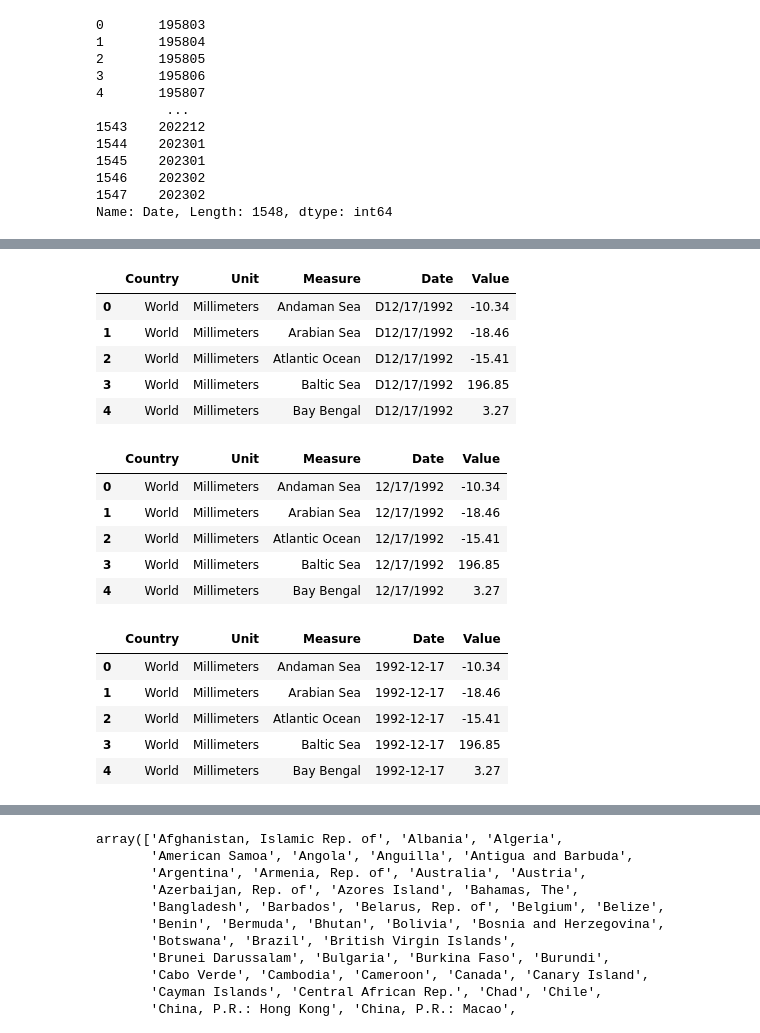
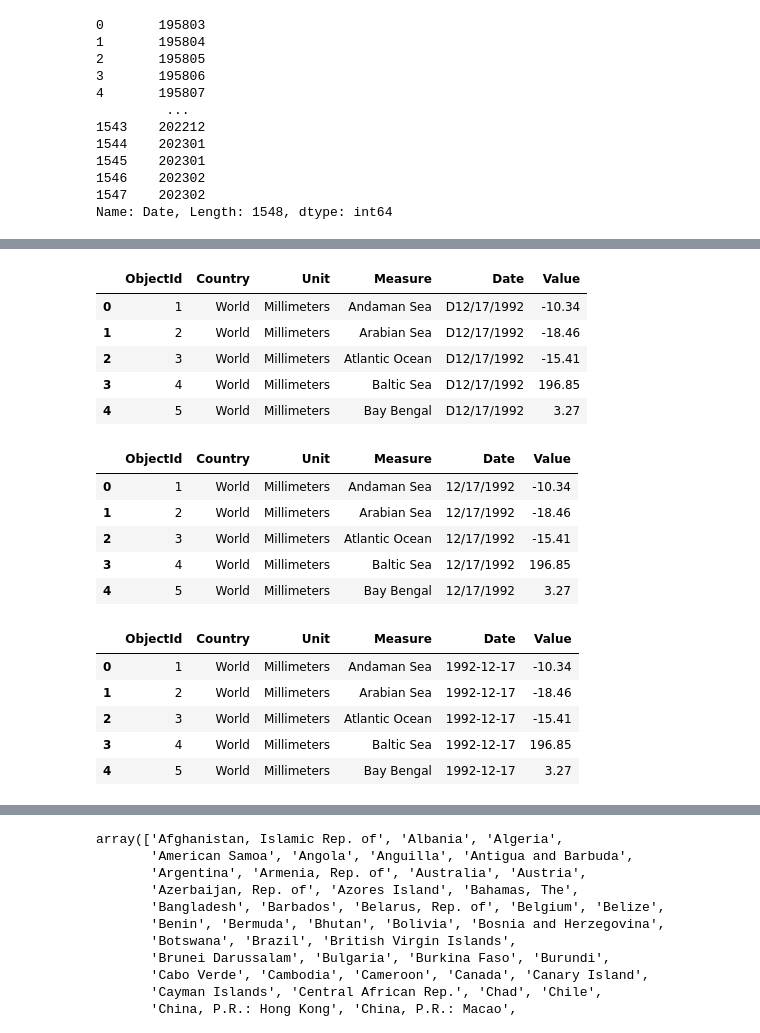
Before and after one commit to detmanski/climate_change_analysis, a Jupyter notebook: climate_data_cleaning.ipynb, the cells around one changed output, grey strips where cells are left out. Cells and saved outputs as stored; diff of their text form; code cells hidden in the pictures.

```diff
--- a/climate_data_cleaning.ipynb
+++ b/climate_data_cleaning.ipynb
@@ -137,33 +133,33 @@ sea_levels_df.head()
 | 4 | 5 | World | NaN | WLD | Change in mean sea level: Sea lev... | Millimeters | National Oceanic and Atmospheric ... | ECCL | Change in Mean Sea Level | ... |
 # %%
 # Drop unwanted columns
-sea_levels_df.drop(columns=["ObjectId", "Indicator", "ISO2", "ISO3","CTS_Code", "CTS_Name","CTS_Full_Descriptor", "Source"], axis=1, inplace=True)
+sea_levels_df.drop(columns=["Indicator", "ISO2", "ISO3","CTS_Code", "CTS_Name","CTS_Full_Descriptor", "Source"], axis=1, inplace=True)
 sea_levels_df.head()
 # %% [output]
-|  | Country | Unit | Measure | Date | Value |
-| 0 | World | Millimeters | Andaman Sea | D12/17/1992 | -10.34 |
-| 1 | World | Millimeters | Arabian Sea | D12/17/1992 | -18.46 |
-| 2 | World | Millimeters | Atlantic Ocean | D12/17/1992 | -15.41 |
-| 3 | World | Millimeters | Baltic Sea | D12/17/1992 | 196.85 |
-| 4 | World | Millimeters | Bay Bengal | D12/17/1992 | 3.27 |
+|  | ObjectId | Country | Unit | Measure | Date | Value |
+| 0 | 1 | World | Millimeters | Andaman Sea | D12/17/1992 | -10.34 |
+| 1 | 2 | World | Millimeters | Arabian Sea | D12/17/1992 | -18.46 |
+| 2 | 3 | World | Millimeters | Atlantic Ocean | D12/17/1992 | -15.41 |
+| 3 | 4 | World | Millimeters | Baltic Sea | D12/17/1992 | 196.85 |
+| 4 | 5 | World | Millimeters | Bay Bengal | D12/17/1992 | 3.27 |
 # %%
 # Remove extra character from Date column
 sea_levels_df["Date"] = sea_levels_df["Date"].map(lambda x: x.lstrip('D'))
 sea_levels_df.head()
 # %% [output]
-|  | Country | Unit | Measure | Date | Value |
-| 0 | World | Millimeters | Andaman Sea | 12/17/1992 | -10.34 |
-| 1 | World | Millimeters | Arabian Sea | 12/17/1992 | -18.46 |
-| 2 | World | Millimeters | Atlantic Ocean | 12/17/1992 | -15.41 |
-| 3 | World | Millimeters | Baltic Sea | 12/17/1992 | 196.85 |
-| 4 | World | Millimeters | Bay Bengal | 12/17/1992 | 3.27 |
+|  | ObjectId | Country | Unit | Measure | Date | Value |
+| 0 | 1 | World | Millimeters | Andaman Sea | 12/17/1992 | -10.34 |
+| 1 | 2 | World | Millimeters | Arabian Sea | 12/17/1992 | -18.46 |
+| 2 | 3 | World | Millimeters | Atlantic Ocean | 12/17/1992 | -15.41 |
+| 3 | 4 | World | Millimeters | Baltic Sea | 12/17/1992 | 196.85 |
+| 4 | 5 | World | Millimeters | Bay Bengal | 12/17/1992 | 3.27 |
 # %%
 sea_levels_df["Date"] = pd.to_datetime(sea_levels_df['Date'])
 sea_levels_df.head()
 # %% [output]
-|  | Country | Unit | Measure | Date | Value |
-| 0 | World | Millimeters | Andaman Sea | 1992-12-17 | -10.34 |
-| 1 | World | Millimeters | Arabian Sea | 1992-12-17 | -18.46 |
-| 2 | World | Millimeters | Atlantic Ocean | 1992-12-17 | -15.41 |
-| 3 | World | Millimeters | Baltic Sea | 1992-12-17 | 196.85 |
-| 4 | World | Millimeters | Bay Bengal | 1992-12-17 | 3.27 |
+|  | ObjectId | Country | Unit | Measure | Date | Value |
+| 0 | 1 | World | Millimeters | Andaman Sea | 1992-12-17 | -10.34 |
+| 1 | 2 | World | Millimeters | Arabian Sea | 1992-12-17 | -18.46 |
+| 2 | 3 | World | Millimeters | Atlantic Ocean | 1992-12-17 | -15.41 |
+| 3 | 4 | World | Millimeters | Baltic Sea | 1992-12-17 | 196.85 |
+| 4 | 5 | World | Millimeters | Bay Bengal | 1992-12-17 | 3.27 |
```
Also changed, not shown: parts of 26 cells of this notebook, 11 other files.
